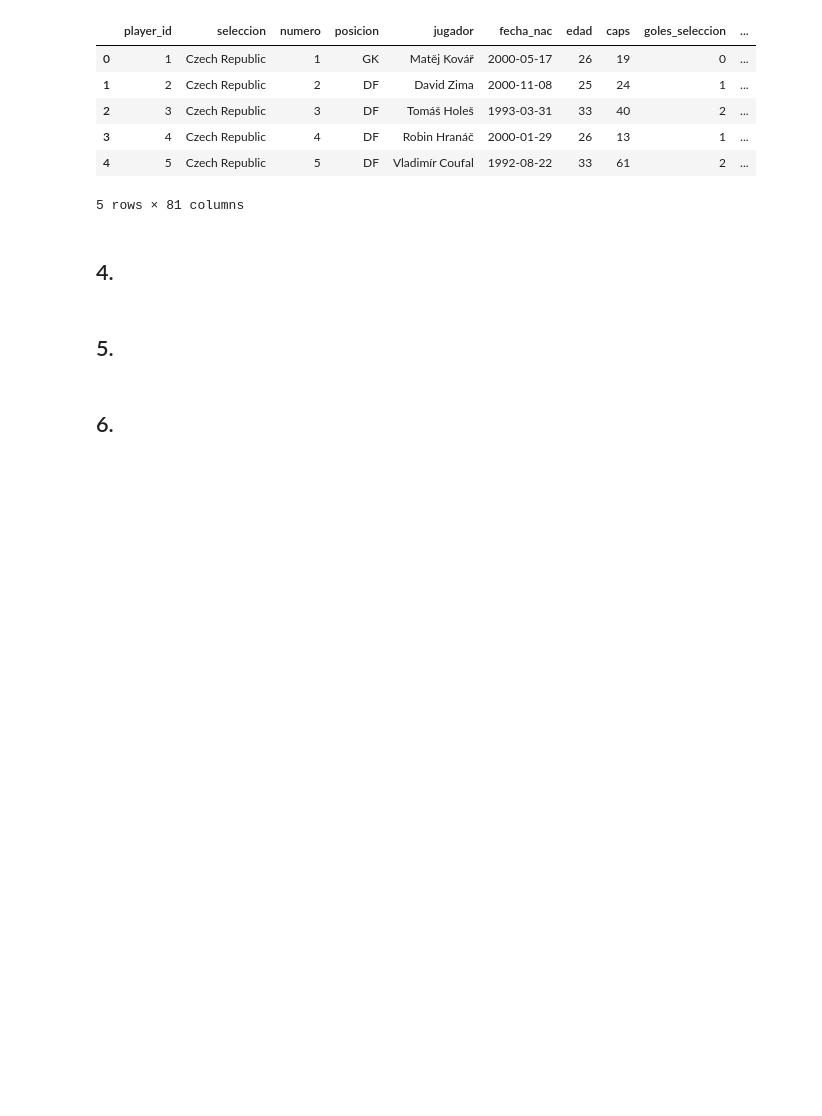
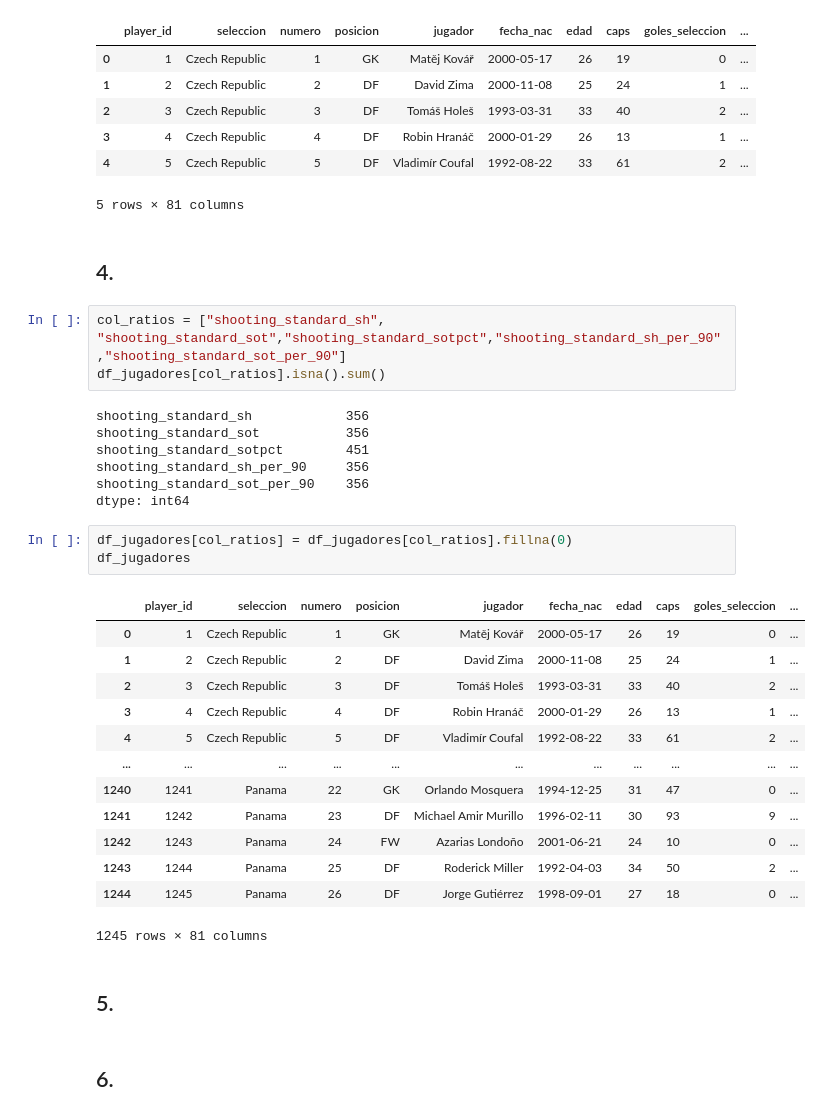
Before and after one commit to vinpalonsky/tp-labo-de-datos, a Jupyter notebook: ejercicio1.ipynb, the cells around one changed output. Saved outputs shown, nothing was run; the diff lists cells and outputs as text; blank space fills up the shorter version.

```diff
--- a/ejercicio1.ipynb
+++ b/ejercicio1.ipynb
@@ -127,6 +127,33 @@ df_jugadores.head()
 5 rows × 81 columns
 # %% [markdown]
 ## 4.
+# %%
+col_ratios = ["shooting_standard_sh", "shooting_standard_sot","shooting_standard_sotpct","shooting_standard_sh_per_90","shooting_standard_sot_per_90"]
+df_jugadores[col_ratios].isna().sum()
+# %% [output]
+shooting_standard_sh            356
+shooting_standard_sot           356
+shooting_standard_sotpct        451
+shooting_standard_sh_per_90     356
+shooting_standard_sot_per_90    356
+dtype: int64
+# %%
+df_jugadores[col_ratios] = df_jugadores[col_ratios].fillna(0)
+df_jugadores
+# %% [output]
+|  | player_id | seleccion | numero | posicion | jugador | fecha_nac | edad | caps | goles_seleccion | ... |
+| 0 | 1 | Czech Republic | 1 | GK | Matěj Kovář | 2000-05-17 | 26 | 19 | 0 | ... |
+| 1 | 2 | Czech Republic | 2 | DF | David Zima | 2000-11-08 | 25 | 24 | 1 | ... |
+| 2 | 3 | Czech Republic | 3 | DF | Tomáš Holeš | 1993-03-31 | 33 | 40 | 2 | ... |
+| 3 | 4 | Czech Republic | 4 | DF | Robin Hranáč | 2000-01-29 | 26 | 13 | 1 | ... |
+| 4 | 5 | Czech Republic | 5 | DF | Vladimír Coufal | 1992-08-22 | 33 | 61 | 2 | ... |
+| ... | ... | ... | ... | ... | ... | ... | ... | ... | ... | ... |
+| 1240 | 1241 | Panama | 22 | GK | Orlando Mosquera | 1994-12-25 | 31 | 47 | 0 | ... |
+| 1241 | 1242 | Panama | 23 | DF | Michael Amir Murillo | 1996-02-11 | 30 | 93 | 9 | ... |
+| 1242 | 1243 | Panama | 24 | FW | Azarias Londoño | 2001-06-21 | 24 | 10 | 0 | ... |
+| 1243 | 1244 | Panama | 25 | DF | Roderick Miller | 1992-04-03 | 34 | 50 | 2 | ... |
+| 1244 | 1245 | Panama | 26 | DF | Jorge Gutiérrez | 1998-09-01 | 27 | 18 | 0 | ... |
+1245 rows × 81 columns
 # %% [markdown]
 ## 5.
 # %% [markdown]
```
